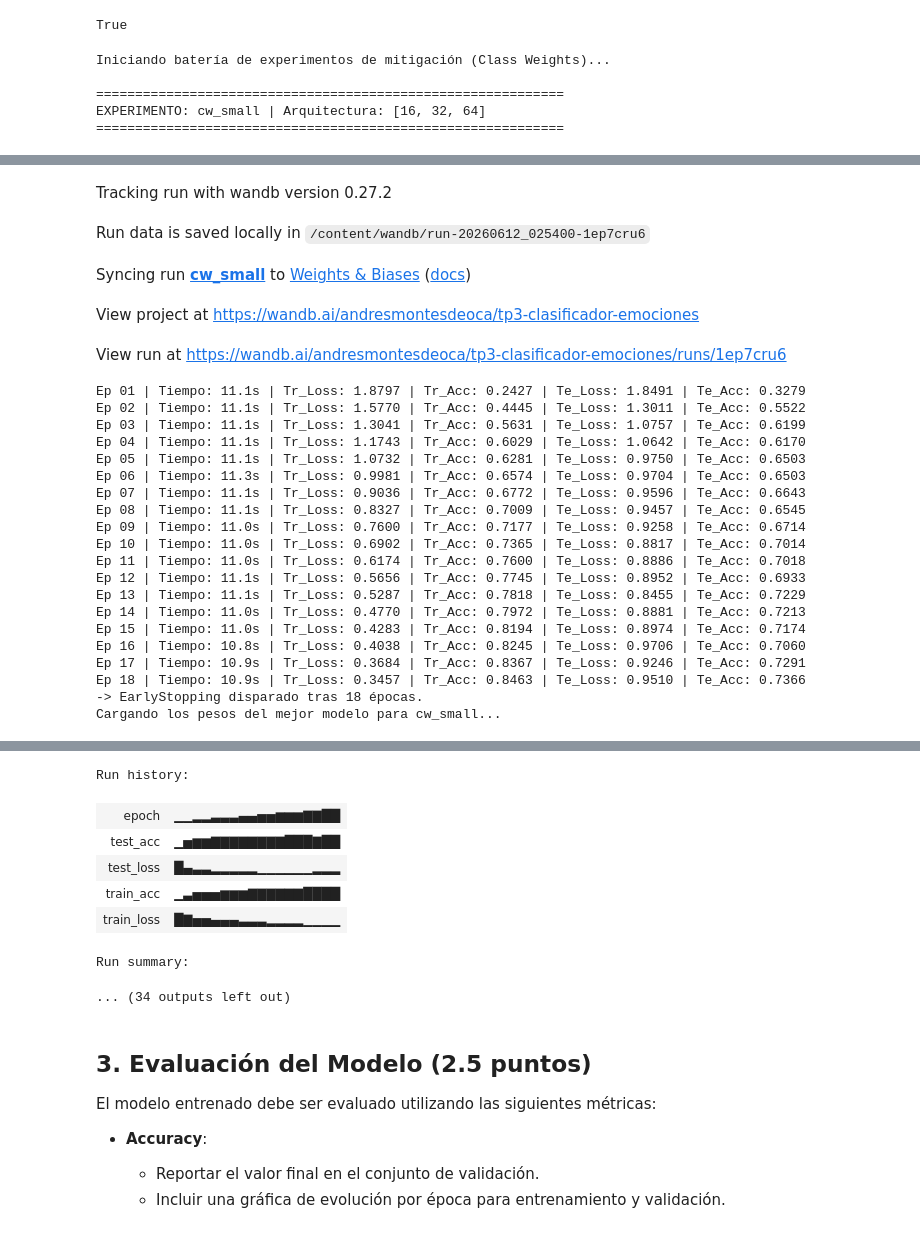
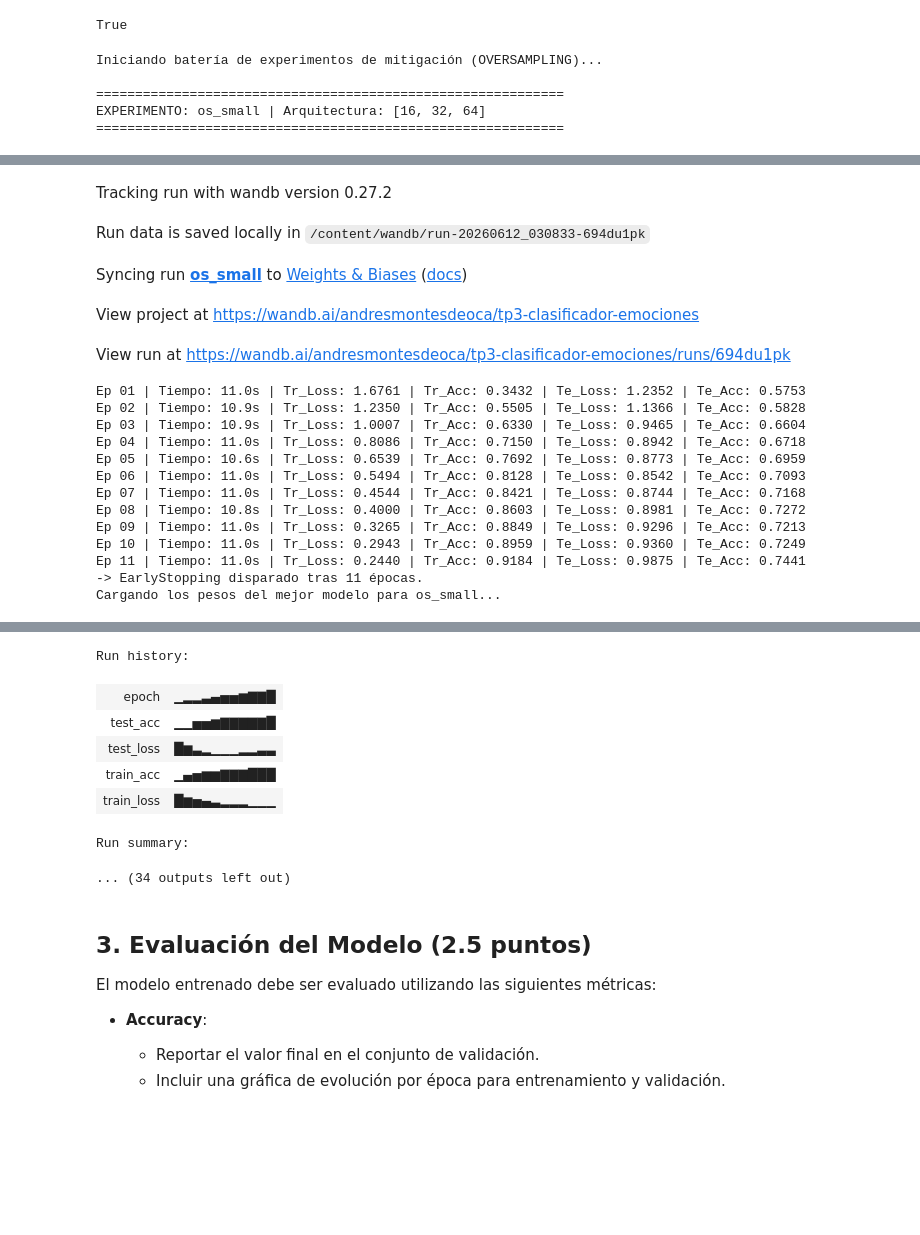
Before and after one commit to AndresMontesDeOca/Deep_Learning, a Jupyter notebook: MONTESDEOCA-ANDRES-DL-TP3-Co24.ipynb.ipynb, the cells around one changed output, grey strips where cells are left out. Drawn from its saved outputs; the diff is of its cells as text; code cells hidden in the pictures; blank space fills up the shorter version.

```diff
--- a/MONTESDEOCA-ANDRES-DL-TP3-Co24.ipynb.ipynb
+++ b/MONTESDEOCA-ANDRES-DL-TP3-Co24.ipynb.ipynb
@@ -373,14 +369,14 @@ import torch.nn as nn
 num_epochs = 100
 patience = 5
 
-# Batería de experimentos a ejecutar
+# Batería de experimentos a ejecutar con OVERSAMPLING ('os')
 experimentos = {
-    "cw_small": [16, 32, 64],
-    "cw_med": [32, 64, 128],
-    "cw_high": [64, 128, 256]
+    "os_small": [16, 32, 64],
+    "os_med": [32, 64, 128],
+    "os_high": [64, 128, 256]
 }
 
-print("Iniciando batería de experimentos de mitigación (Class Weights)...\n")
+print("Iniciando batería de experimentos de mitigación (OVERSAMPLING)...\n")
 
 for nombre_corrida, lista_filtros in experimentos.items():
     print("="*60)
@@ -389,7 +385,9 @@ for nombre_corrida, lista_filtros in experimentos.items():
 
     # 1. Instanciar el modelo, la loss y el optimizador dinámicamente
     modelo = EmotionCNN(filtros=lista_filtros).to(device)
-    criterion = nn.CrossEntropyLoss(weight=class_weights_tensor)
+
+    # LA LOSS YA NO LLEVA PESOS, SINO QUE ES STANDARD
+    criterion = nn.CrossEntropyLoss()
     optimizer = optim.Adam(modelo.parameters(), lr=0.001)
 
     # Listas globales que se reinician por corrida para el gráfico final
@@ -411,8 +409,9 @@ for nombre_corrida, lista_filtros in experimentos.items():
             "learning_rate": 0.001,
             "filtros": lista_filtros,
             "batch_size": 64,
-            "class_weights": True, # <-- Usamos pesos
-            "data_augmentation": False
+            "class_weights": False,
+            "data_augmentation": False,
+            "oversampling": True # <-- Registramos que esta técnica está activa
         }
     )
 
@@ -479,63 +478,56 @@ for nombre_corrida, lista_filtros in experimentos.items():
             "test_acc": epoch_test_acc
         })
 
         # --- EARLY STOPPING ---
         if epoch_test_loss < best_test_loss:
             best_test_loss = epoch_test_loss
             epochs_no_improve = 0
             torch.save(modelo.state_dict(), 'best_model.pth')
         else:
             epochs_no_improve += 1
             if epochs_no_improve >= patience:
                 print(f"-> EarlyStopping disparado tras {epoch+1} épocas.")
                 break
 
     # Cargar los mejores pesos al finalizar
     print(f"Cargando los pesos del mejor modelo para {nombre_corrida}...")
     modelo.load_state_dict(torch.load('best_model.pth'))
     wandb.finish()
     print(f"¡Entrenamiento {nombre_corrida} finalizado con éxito!\n")
 
 print("¡TODOS LOS EXPERIMENTOS DEL BUCLE HAN FINALIZADO!")
 # %% [output]
-Iniciando batería de experimentos de mitigación (Class Weights)...
+Iniciando batería de experimentos de mitigación (OVERSAMPLING)...
 
 ============================================================
-EXPERIMENTO: cw_small | Arquitectura: [16, 32, 64]
+EXPERIMENTO: os_small | Arquitectura: [16, 32, 64]
 ============================================================
 [interactive output not drawn]
 Tracking run with wandb version 0.27.2
-Run data is saved locally in /content/wandb/run-20260612_025400-1ep7cru6
+Run data is saved locally in /content/wandb/run-20260612_030833-694du1pk
-Syncing run cw_small to Weights & Biases (docs)
+Syncing run os_small to Weights & Biases (docs)
 View project at https://wandb.ai/andresmontesdeoca/tp3-clasificador-emociones
-View run at https://wandb.ai/andresmontesdeoca/tp3-clasificador-emociones/runs/1ep7cru6
+View run at https://wandb.ai/andresmontesdeoca/tp3-clasificador-emociones/runs/694du1pk
-Ep 01 | Tiempo: 11.1s | Tr_Loss: 1.8797 | Tr_Acc: 0.2427 | Te_Loss: 1.8491 | Te_Acc: 0.3279
-Ep 02 | Tiempo: 11.1s | Tr_Loss: 1.5770 | Tr_Acc: 0.4445 | Te_Loss: 1.3011 | Te_Acc: 0.5522
-Ep 03 | Tiempo: 11.1s | Tr_Loss: 1.3041 | Tr_Acc: 0.5631 | Te_Loss: 1.0757 | Te_Acc: 0.6199
-Ep 04 | Tiempo: 11.1s | Tr_Loss: 1.1743 | Tr_Acc: 0.6029 | Te_Loss: 1.0642 | Te_Acc: 0.6170
-Ep 05 | Tiempo: 11.1s | Tr_Loss: 1.0732 | Tr_Acc: 0.6281 | Te_Loss: 0.9750 | Te_Acc: 0.6503
-Ep 06 | Tiempo: 11.3s | Tr_Loss: 0.9981 | Tr_Acc: 0.6574 | Te_Loss: 0.9704 | Te_Acc: 0.6503
-Ep 07 | Tiempo: 11.1s | Tr_Loss: 0.9036 | Tr_Acc: 0.6772 | Te_Loss: 0.9596 | Te_Acc: 0.6643
-Ep 08 | Tiempo: 11.1s | Tr_Loss: 0.8327 | Tr_Acc: 0.7009 | Te_Loss: 0.9457 | Te_Acc: 0.6545
-Ep 09 | Tiempo: 11.0s | Tr_Loss: 0.7600 | Tr_Acc: 0.7177 | Te_Loss: 0.9258 | Te_Acc: 0.6714
-Ep 10 | Tiempo: 11.0s | Tr_Loss: 0.6902 | Tr_Acc: 0.7365 | Te_Loss: 0.8817 | Te_Acc: 0.7014
-Ep 11 | Tiempo: 11.0s | Tr_Loss: 0.6174 | Tr_Acc: 0.7600 | Te_Loss: 0.8886 | Te_Acc: 0.7018
-Ep 12 | Tiempo: 11.1s | Tr_Loss: 0.5656 | Tr_Acc: 0.7745 | Te_Loss: 0.8952 | Te_Acc: 0.6933
-Ep 13 | Tiempo: 11.1s | Tr_Loss: 0.5287 | Tr_Acc: 0.7818 | Te_Loss: 0.8455 | Te_Acc: 0.7229
-Ep 14 | Tiempo: 11.0s | Tr_Loss: 0.4770 | Tr_Acc: 0.7972 | Te_Loss: 0.8881 | Te_Acc: 0.7213
-Ep 15 | Tiempo: 11.0s | Tr_Loss: 0.4283 | Tr_Acc: 0.8194 | Te_Loss: 0.8974 | Te_Acc: 0.7174
-Ep 16 | Tiempo: 10.8s | Tr_Loss: 0.4038 | Tr_Acc: 0.8245 | Te_Loss: 0.9706 | Te_Acc: 0.7060
-Ep 17 | Tiempo: 10.9s | Tr_Loss: 0.3684 | Tr_Acc: 0.8367 | Te_Loss: 0.9246 | Te_Acc: 0.7291
-Ep 18 | Tiempo: 10.9s | Tr_Loss: 0.3457 | Tr_Acc: 0.8463 | Te_Loss: 0.9510 | Te_Acc: 0.7366
--> EarlyStopping disparado tras 18 épocas.
-Cargando los pesos del mejor modelo para cw_small...
+Ep 01 | Tiempo: 11.0s | Tr_Loss: 1.6761 | Tr_Acc: 0.3432 | Te_Loss: 1.2352 | Te_Acc: 0.5753
+Ep 02 | Tiempo: 10.9s | Tr_Loss: 1.2350 | Tr_Acc: 0.5505 | Te_Loss: 1.1366 | Te_Acc: 0.5828
+Ep 03 | Tiempo: 10.9s | Tr_Loss: 1.0007 | Tr_Acc: 0.6330 | Te_Loss: 0.9465 | Te_Acc: 0.6604
+Ep 04 | Tiempo: 11.0s | Tr_Loss: 0.8086 | Tr_Acc: 0.7150 | Te_Loss: 0.8942 | Te_Acc: 0.6718
+Ep 05 | Tiempo: 10.6s | Tr_Loss: 0.6539 | Tr_Acc: 0.7692 | Te_Loss: 0.8773 | Te_Acc: 0.6959
+Ep 06 | Tiempo: 11.0s | Tr_Loss: 0.5494 | Tr_Acc: 0.8128 | Te_Loss: 0.8542 | Te_Acc: 0.7093
+Ep 07 | Tiempo: 11.0s | Tr_Loss: 0.4544 | Tr_Acc: 0.8421 | Te_Loss: 0.8744 | Te_Acc: 0.7168
+Ep 08 | Tiempo: 10.8s | Tr_Loss: 0.4000 | Tr_Acc: 0.8603 | Te_Loss: 0.8981 | Te_Acc: 0.7272
+Ep 09 | Tiempo: 11.0s | Tr_Loss: 0.3265 | Tr_Acc: 0.8849 | Te_Loss: 0.9296 | Te_Acc: 0.7213
+Ep 10 | Tiempo: 11.0s | Tr_Loss: 0.2943 | Tr_Acc: 0.8959 | Te_Loss: 0.9360 | Te_Acc: 0.7249
+Ep 11 | Tiempo: 11.0s | Tr_Loss: 0.2440 | Tr_Acc: 0.9184 | Te_Loss: 0.9875 | Te_Acc: 0.7441
+-> EarlyStopping disparado tras 11 épocas.
+Cargando los pesos del mejor modelo para os_small...
 [interactive output not drawn]
 Run history:
-| epoch | ▁▁▂▂▃▃▃▄▄▅▅▆▆▆▇▇██ |
-| test_acc | ▁▅▆▆▇▇▇▇▇▇▇▇███▇██ |
-| test_loss | █▄▃▃▂▂▂▂▂▁▁▁▁▁▁▂▂▂ |
-| train_acc | ▁▃▅▅▅▆▆▆▇▇▇▇▇▇████ |
-| train_loss | █▇▅▅▄▄▄▃▃▃▂▂▂▂▁▁▁▁ |
+| epoch | ▁▂▂▃▄▅▅▆▇▇█ |
+| test_acc | ▁▁▅▅▆▇▇▇▇▇█ |
+| test_loss | █▆▃▂▁▁▁▂▂▃▃ |
+| train_acc | ▁▄▅▆▆▇▇▇███ |
+| train_loss | █▆▅▄▃▂▂▂▁▁▁ |
 Run summary:
 ... (34 outputs left out)
 # %% [markdown]
```
Also changed, not shown: parts of 2 cells of this notebook.
